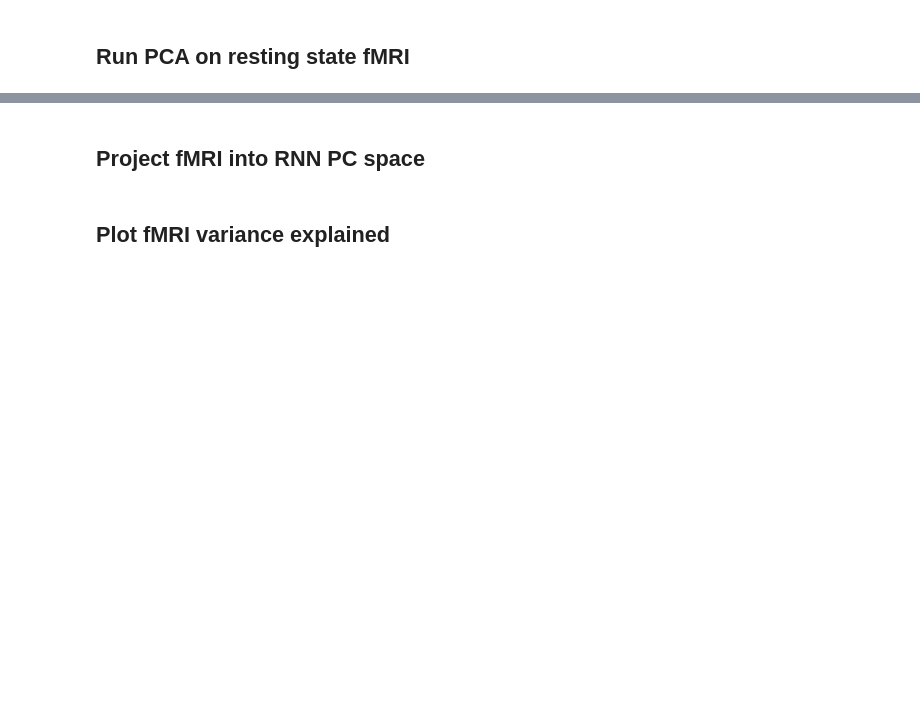
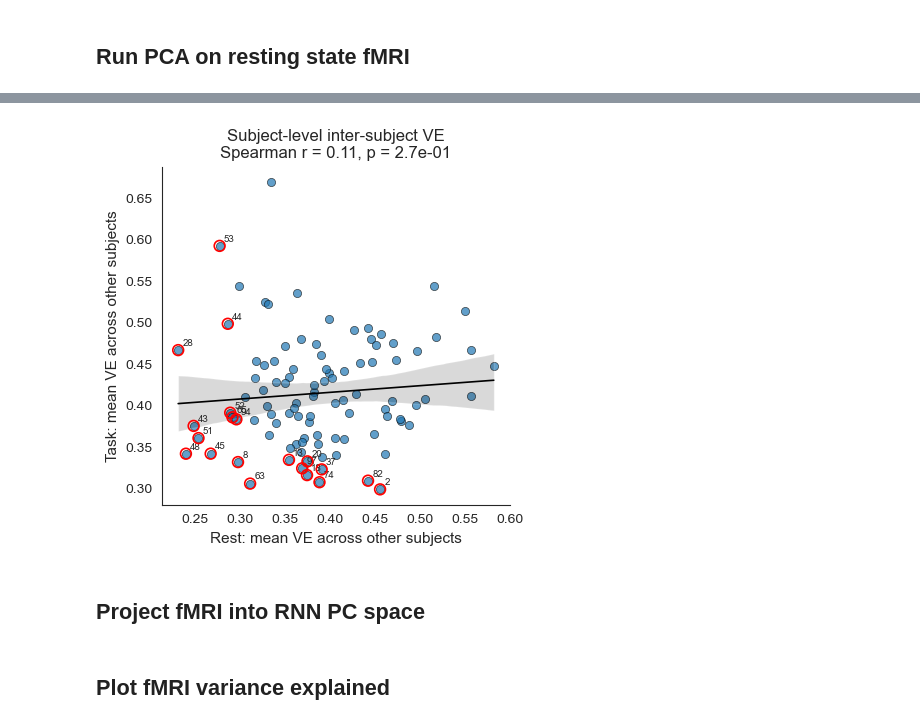
Before and after one commit to LindenParkesLab/neuro_rnn, a Jupyter notebook: scripts/biornn_results_dynamics.ipynb, the cells around one changed output, grey strips where cells are left out. Cells and saved outputs as stored; diff of their text form; code cells hidden in the pictures; blank space fills up the shorter version.

```diff
--- a/scripts/biornn_results_dynamics.ipynb
+++ b/scripts/biornn_results_dynamics.ipynb
@@ -821,0 +913,83 @@ Median between-subject variance explained (rest): 40.13%
+# %%
+# Identify subjects with atypical covariance structure in the inter-subject baselines
+# (dark columns in the heatmaps = variance not captured by other subjects' PCs).
+
+n_outliers = 10
+
+# Column means = how well each subject's data is explained, averaged across all
+# other subjects' PC bases. Mask the diagonal so within-subject fits don't inflate.
+def column_means_offdiag(M):
+    M = M.copy()
+    np.fill_diagonal(M, np.nan)
+    return np.nanmean(M, axis=0)
+
+rest_col_means = column_means_offdiag(fmri_rest_intersubj_var_exp_all)
+task_col_means = column_means_offdiag(fmri_task_intersubj_var_exp_all)
+
+rest_outliers = np.argsort(rest_col_means)[:n_outliers]
+task_outliers = np.argsort(task_col_means)[:n_outliers]
+
+print('Lowest-VE subjects (rest):')
+for i in rest_outliers:
+    print(f'  idx={i:3d}  subj={fmri_subjnames[i]}  mean_VE={rest_col_means[i]:.3f}')
+
+print('\nLowest-VE subjects (task):')
+for i in task_outliers:
+    print(f'  idx={i:3d}  subj={fmri_subjnames[i]}  mean_VE={task_col_means[i]:.3f}')
+
+# Overlap between rest and task outliers — is it a subject-level property or session-specific?
+overlap = sorted(set(rest_outliers) & set(task_outliers))
+print(f'\nOverlap (rest ∩ task): {len(overlap)}/{n_outliers} subjects')
+if overlap:
+    print(f'  indices: {overlap}')
+    print(f'  subjects: {[fmri_subjnames[i] for i in overlap]}')
+
+# Rank correlation between the two — does a subject's "outlierness" transfer across conditions?
+rho, pval = stats.spearmanr(rest_col_means, task_col_means)
+print(f'\nSpearman(rest col_means, task col_means) = {rho:.3f}, p = {pval:.2e}')
+
+# Impact on the median baseline if we dropped the worst subjects
+def median_triu(M, exclude=None):
+    M = M.copy()
+    if exclude is not None and len(exclude):
+        keep = np.setdiff1d(np.arange(M.shape[0]), exclude)
+        M = M[np.ix_(keep, keep)]
+    iu = np.triu_indices_from(M, k=1)
+    return np.median(M[iu])
+
+rest_med_full = median_triu(fmri_rest_intersubj_var_exp_all)
+rest_med_drop = median_triu(fmri_rest_intersubj_var_exp_all, exclude=rest_outliers)
+task_med_full = median_triu(fmri_task_intersubj_var_exp_all)
+task_med_drop = median_triu(fmri_task_intersubj_var_exp_all, exclude=task_outliers)
+
+print(f'\nRest baseline median: full={rest_med_full:.4f}  '
+      f'dropping {n_outliers} outliers={rest_med_drop:.4f}  '
+      f'(Δ={rest_med_drop-rest_med_full:+.4f})')
+print(f'Task baseline median: full={task_med_full:.4f}  '
+      f'dropping {n_outliers} outliers={task_med_drop:.4f}  '
+      f'(Δ={task_med_drop-task_med_full:+.4f})')
+
+# Side-by-side scatter: task vs rest per-subject column means
+set_font_size(11)
+fig, ax = plt.subplots(1, 1, figsize=(4.5, 4.5))
+
+sns.regplot(x=rest_col_means, y=task_col_means, ax=ax,
+            scatter_kws={'s': 35, 'alpha': 0.7,
+                         'edgecolors': 'k', 'linewidths': 0.5},
+            line_kws={'color': 'k', 'linewidth': 1.2},
+            ci=95)
+
+# highlight outliers
+for i in set(rest_outliers) | set(task_outliers):
+    ax.scatter(rest_col_means[i], task_col_means[i], s=60,
+               facecolors='none', edgecolors='red', linewidths=1.2, zorder=5)
+    ax.annotate(str(i), (rest_col_means[i], task_col_means[i]),
+                fontsize=7, xytext=(3, 3), textcoords='offset points')
+
+ax.set_xlabel('Rest: mean VE across other subjects')
+ax.set_ylabel('Task: mean VE across other subjects')
+ax.set_title(f'Subject-level inter-subject VE\nSpearman r = {rho:.2f}, p = {pval:.1e}')
+sns.despine(fig=fig)
+fig.tight_layout()
+plt.show()
+# %% [output]
@@ -822,3 +1013,4 @@ Median between-subject variance explained (rest): 40.13%
+[figure, added]
 # %% [markdown]
 ## Project fMRI into RNN PC space
 # %%
```
Also changed, not shown: parts of 27 cells of this notebook.
